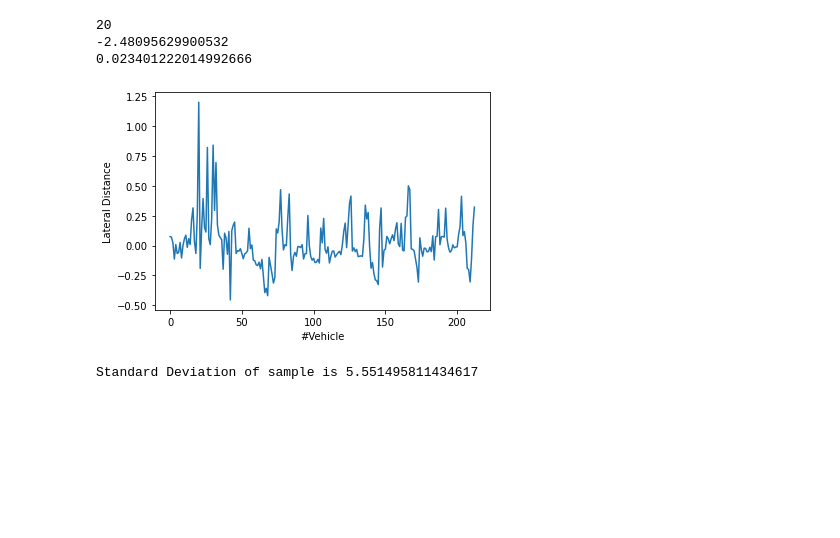
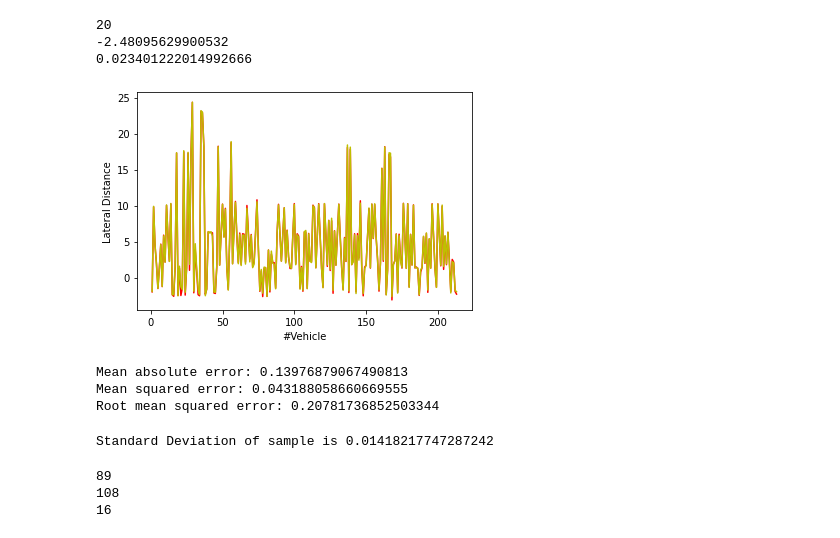
Before and after one commit to ChicagoPark/DSA, a Jupyter notebook: Problem/Evaluation_Graph.ipynb, the cells around one changed output. Drawn from its saved outputs; the diff is of its cells as text; code cells hidden in the pictures; blank space fills up the shorter version.

```diff
--- a/Problem/Evaluation_Graph.ipynb
+++ b/Problem/Evaluation_Graph.ipynb
@@ -8,48 +8,65 @@ label_path = 'evaluation(_855)완성.txt'
 vehicleList = []
 estimationList = []
 answerList = []
+allList = []
 with open(label_path, encoding='utf-8') as f:
     lines = f.readlines()
     del lines[:1] # exclude the title of elements
     for ii, line in enumerate(lines):
         label = line.strip().split(' ')
+        allList.append(label)
         vehicleList.append(ii+1)
         a = float(label[-2])
         estimationList.append(float(label[-2]))
         answerList.append(float(label[-1]))
 #print(vehicleList)
 #print(estimationList)
 #print(answerList)
 
 for ii, a in enumerate(estimationList):
     if estimationList[ii]-answerList[ii] < -1:
         print(ii)
         print(estimationList[ii])
 
 estimationArray = np.array(estimationList)
-#estimationArray = np.abs(estimationList)
 answerArray = np.array(answerList)
-#answerArray = np.abs(answerList)
 newArray = answerArray - estimationArray
 newList = list(newArray)
 print(np.mean(newArray))
 
-#plt.plot(vehicleList, estimationList, 'g',
-#        vehicleList, answerList, 'r')
-plt.plot(newList)
+plt.plot(vehicleList, estimationList, 'r',
+        vehicleList, answerList, 'y')
+#plt.plot(newList)
 
 plt.xlabel('#Vehicle')
 plt.ylabel("Lateral Distance")
 
 plt.show()
 # %% [output]
 20
 -2.48095629900532
 0.023401222014992666
-[figure, old version]
+[figure, new version]
-# %%
-import statistics
-
-print("Standard Deviation of sample is %s" % statistics.stdev(answerList))
-# %% [output]
-Standard Deviation of sample is 5.551495811434617
+# %%
+# Mean absolute error
+from sklearn.metrics import mean_absolute_error as mae
+from sklearn.metrics import mean_squared_error as mse
+from math import sqrt
+
+absolute_error = mae(answerArray, estimationArray)
+square_error = mse(answerArray, estimationArray)
+
+print("Mean absolute error: " + str(absolute_error))
+print("Mean squared error: " + str(square_error))
+print("Root mean squared error: " + str(sqrt(square_error)))
+# %% [output]
+Mean absolute error: 0.13976879067490813
+Mean squared error: 0.043188058660669555
+Root mean squared error: 0.20781736852503344
+# %%
+# Standard Error
+from scipy.stats import sem
+
+print("Standard Deviation of sample is % s "% (sem(answerArray - estimationArray)))
+# %% [output]
+Standard Deviation of sample is 0.01418217747287242
@@ -55,0 +133,8 @@ Standard Deviation of sample is 5.551495811434617
+# %%
+print(len(aVehicle))
+print(len(bVehicle))
+print(len(cVehicle))
+# %% [output]
+89
+108
+16
```
Also changed, not shown: parts of 4 cells of this notebook, 1 other file.
